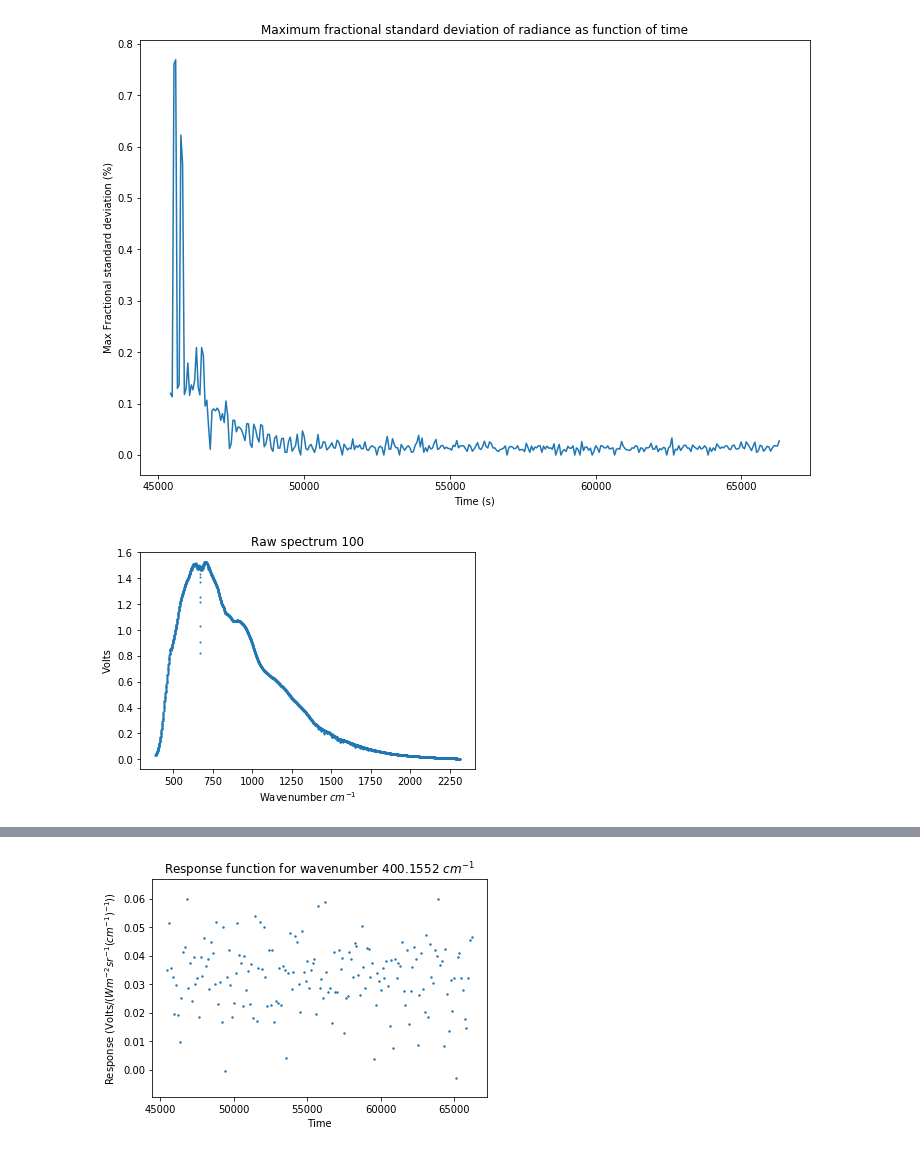
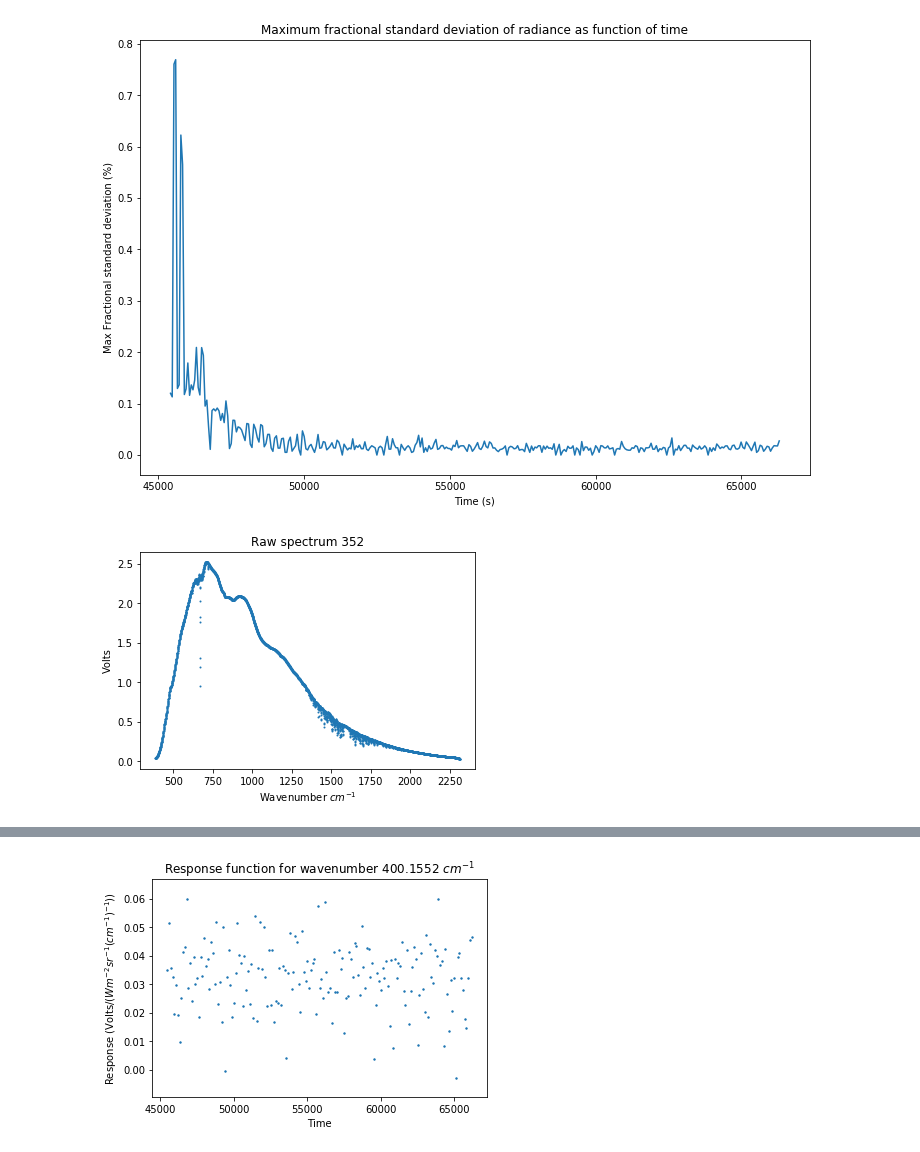
Before and after one commit to micolbedarida/MSci_Project, a Jupyter notebook: data_analysis.ipynb, the cells around one changed output, grey strips where cells are left out. Cells and saved outputs as stored; diff of their text form; code cells hidden in the pictures.

```diff
--- a/data_analysis.ipynb
+++ b/data_analysis.ipynb
@@ -414,15 +414,15 @@ average_4_spectra = [read_all_raw_spectra(path_raw, files_list[f]) for f in rang
 # %%
 # Plot a raw spectrum
 def raw_spectrum_plot(num): #num = the spectrum you want to plot (0 to 352)
     plt.scatter(wavenums, average_4_spectra[num], s=1)
     plt.title('Raw spectrum ' + str(num))
     plt.xlabel('Wavenumber $cm^{-1}$')
     plt.ylabel('Volts')
     plt.show()
 
-raw_spectrum_plot(100)
+raw_spectrum_plot(352)
 # %% [output]
-[figure, old version]
+[figure, new version]
 # %%
 def response_fn(spectrum_number): #returns the response function at some time and wavenumber
 
```
Also changed, not shown: parts of 1 cell of this notebook, 2 other files.
